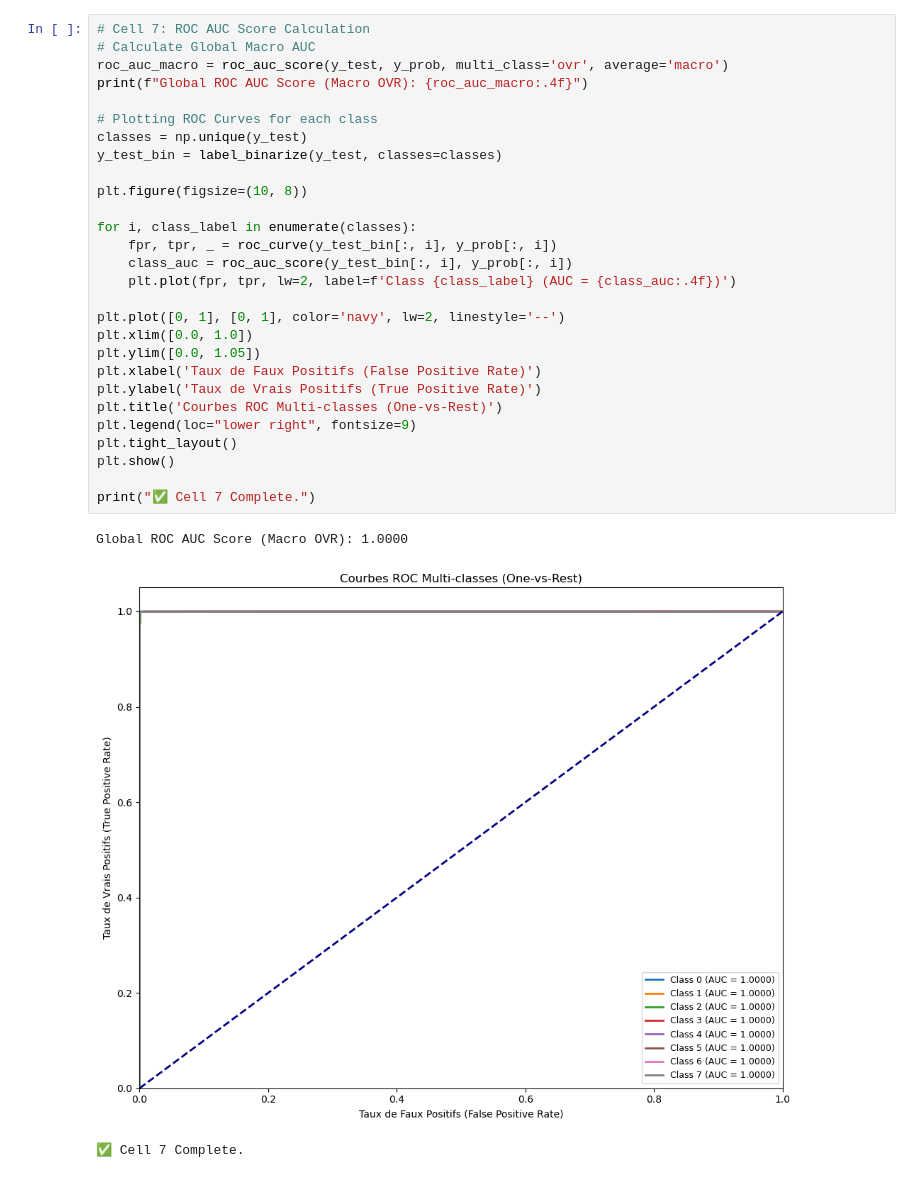
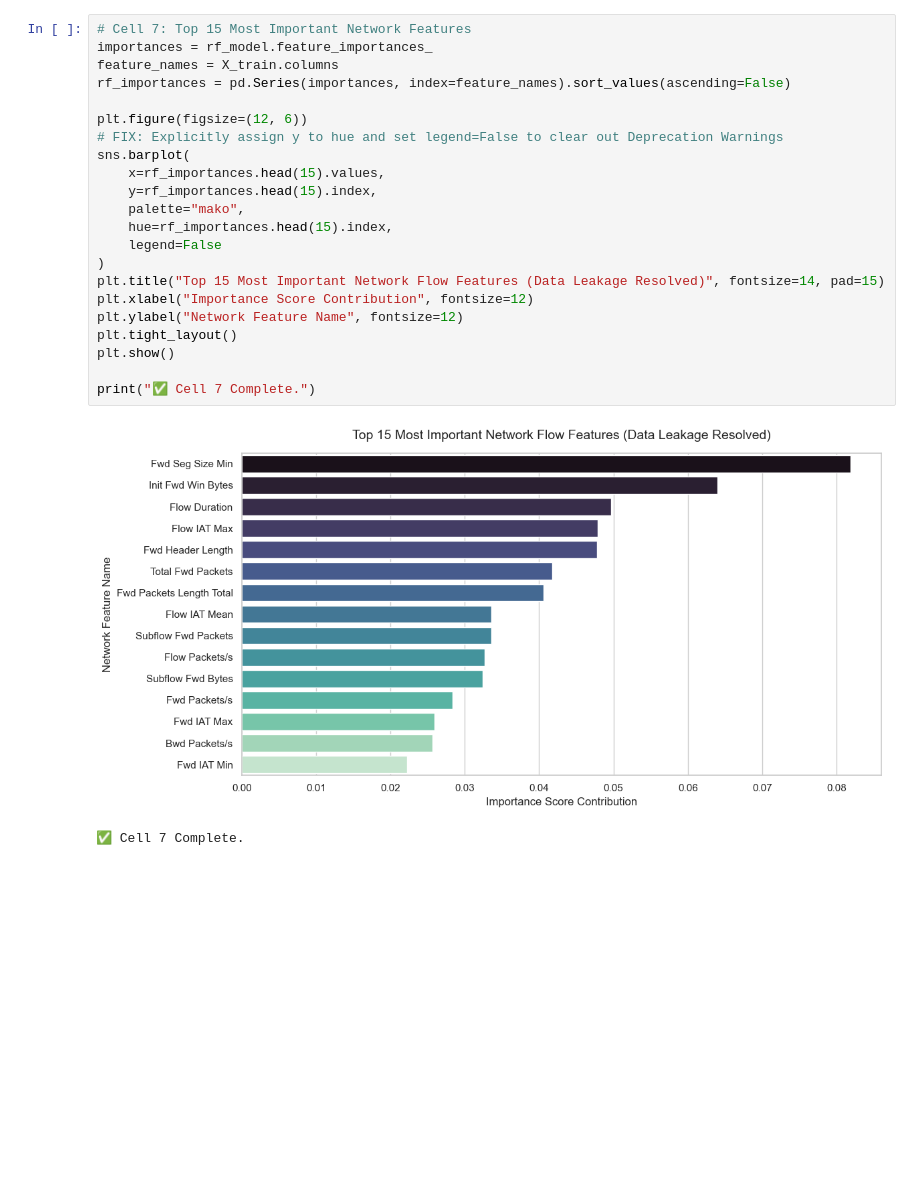
Before and after one commit to ELDRISSI/DoS_DDos_detection, a Jupyter notebook: random_forest/random_forest.ipynb, the cells around one changed output. Cells and saved outputs as stored; diff of their text form; blank space fills up the shorter version.

```diff
--- a/random_forest/random_forest.ipynb
+++ b/random_forest/random_forest.ipynb
@@ -163,33 +192,26 @@ print("✅ Cell 6 Complete.")
 ✅ Cell 6 Complete.
 # %%
-# Cell 7: ROC AUC Score Calculation
-# Calculate Global Macro AUC
-roc_auc_macro = roc_auc_score(y_test, y_prob, multi_class='ovr', average='macro')
-print(f"Global ROC AUC Score (Macro OVR): {roc_auc_macro:.4f}")
+# Cell 7: Top 15 Most Important Network Features
+importances = rf_model.feature_importances_
+feature_names = X_train.columns
+rf_importances = pd.Series(importances, index=feature_names).sort_values(ascending=False)
 
-# Plotting ROC Curves for each class
-classes = np.unique(y_test)
-y_test_bin = label_binarize(y_test, classes=classes)
-
-plt.figure(figsize=(10, 8))
-
-for i, class_label in enumerate(classes):
-    fpr, tpr, _ = roc_curve(y_test_bin[:, i], y_prob[:, i])
-    class_auc = roc_auc_score(y_test_bin[:, i], y_prob[:, i])
-    plt.plot(fpr, tpr, lw=2, label=f'Class {class_label} (AUC = {class_auc:.4f})')
-
-plt.plot([0, 1], [0, 1], color='navy', lw=2, linestyle='--')
-plt.xlim([0.0, 1.0])
-plt.ylim([0.0, 1.05])
-plt.xlabel('Taux de Faux Positifs (False Positive Rate)')
-plt.ylabel('Taux de Vrais Positifs (True Positive Rate)')
-plt.title('Courbes ROC Multi-classes (One-vs-Rest)')
-plt.legend(loc="lower right", fontsize=9)
+plt.figure(figsize=(12, 6))
+# FIX: Explicitly assign y to hue and set legend=False to clear out Deprecation Warnings
+sns.barplot(
+    x=rf_importances.head(15).values,
+    y=rf_importances.head(15).index,
+    palette="mako",
+    hue=rf_importances.head(15).index,
+    legend=False
+)
+plt.title("Top 15 Most Important Network Flow Features (Data Leakage Resolved)", fontsize=14, pad=15)
+plt.xlabel("Importance Score Contribution", fontsize=12)
+plt.ylabel("Network Feature Name", fontsize=12)
 plt.tight_layout()
 plt.show()
 
 print("✅ Cell 7 Complete.")
 # %% [output]
+[figure, new version]
-Global ROC AUC Score (Macro OVR): 1.0000
+✅ Cell 7 Complete.
-[figure, old version]
-✅ Cell 7 Complete.
```
Also changed, not shown: parts of 13 cells of this notebook, 4 other files.
